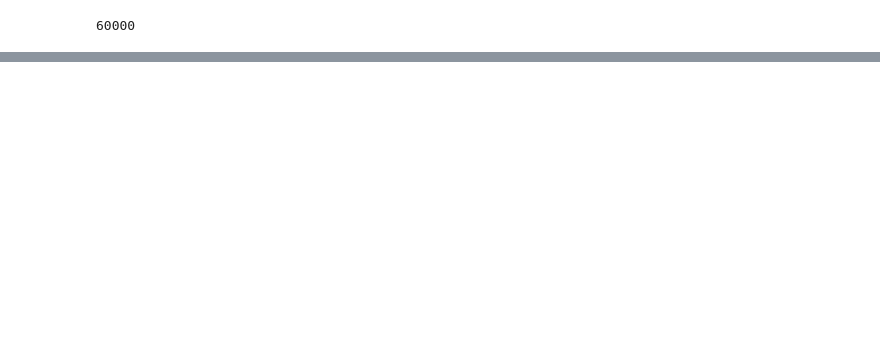
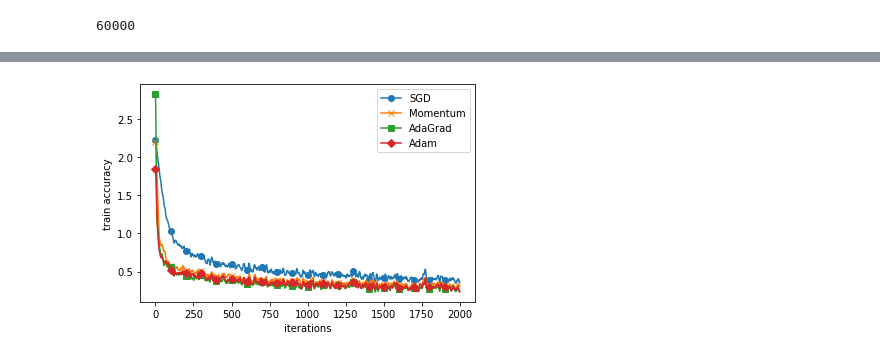
Before and after one commit to mintseok/MachineLearning, a Jupyter notebook: MNIST/Fashion MNIST - mintseok (tensorflow environment).ipynb, the cells around one changed output, grey strips where cells are left out. Saved outputs shown, nothing was run; the diff lists cells and outputs as text; code cells hidden in the pictures; blank space fills up the shorter version.

Commit message:
Add files via upload
ADAM, SGD, MOMEMTUM 등의 optimizer를 사용하고 비교

```diff
--- a/MNIST/Fashion MNIST - mintseok (tensorflow environment).ipynb
+++ b/MNIST/Fashion MNIST - mintseok (tensorflow environment).ipynb
@@ -84,6 +87,6 @@ b2:1.595658544864542e-07
 # %%
 # 하이퍼 파라미터
-iters_num = 10000 # 반복 횟수
+iters_num = 2000 # 반복 횟수
 train_size = train_images.shape[0]
 print(train_size)
 batch_size = 100
@@ -140,0 +130,54 @@ i : 9600        Train acc: 0.89478      Test acc: 0.86700       Loss: 0.309462
+# %%
+# 다양한 optimizer로 fashion mnist 실행해보기
+optimizers = {}
+optimizers['SGD'] = SGD()
+optimizers['Momentum'] = Momentum()
+optimizers['AdaGrad'] = AdaGrad()
+optimizers['Adam'] = Adam()
+#optimizers['RMSprop'] = RMSprop()
+
+networks = {}
+train_loss = {}
+#t_acc = {}
+for key in optimizers.keys():
+    networks[key] = MultiLayerNet(
+        input_size=784, hidden_size_list=[100, 100, 100, 100],
+        output_size=10)
+    train_loss[key] = []
+    #t_acc[key] = []
+
+# 훈련 진행하기
+for i in range(iters_num):
+    batch_mask = np.random.choice(train_size, batch_size)
+    image_batch = train_images[batch_mask]
+    label_batch = train_labels[batch_mask]
+
+    for key in optimizers.keys():
+        grads = networks[key].gradient(image_batch, label_batch)
+        optimizers[key].update(networks[key].params, grads)
+
+        loss = networks[key].loss(image_batch, label_batch)
+        #acc = networks[key].accuracy(train_images, train_labels)
+        train_loss[key].append(loss)
+        #t_acc[key].append(acc)
+
+    if i% 100 == 0:
+        print( "===========" + "iteration:" + str(i) + "===========")
+        for key in optimizers.keys():
+            train_acc = networks[key].accuracy(train_images, train_labels)
+            test_acc = networks[key].accuracy(test_images, test_labels)
+            loss = networks[key].loss(image_batch, label_batch)
+            print(key + " loss:" + str(loss))
+            #print(key + " acc:" + str(train_acc) + "\n")
+
+
+# 그래프 그리기==========
+markers = {"SGD": "o", "Momentum": "x", "AdaGrad": "s", "Adam": "D"}
+x = np.arange(iters_num)
+for key in optimizers.keys():
+    plt.plot(x, smooth_curve(train_loss[key]), marker=markers[key], markevery=100, label=key)
+plt.xlabel("iterations")
+plt.ylabel("train accuracy")
+plt.legend()
+plt.show()
+# %% [output]
@@ -140,0 +201 @@ i : 9600        Train acc: 0.89478      Test acc: 0.86700       Loss: 0.309462
+[figure, added]
```
Also changed, not shown: parts of 4 cells of this notebook.
